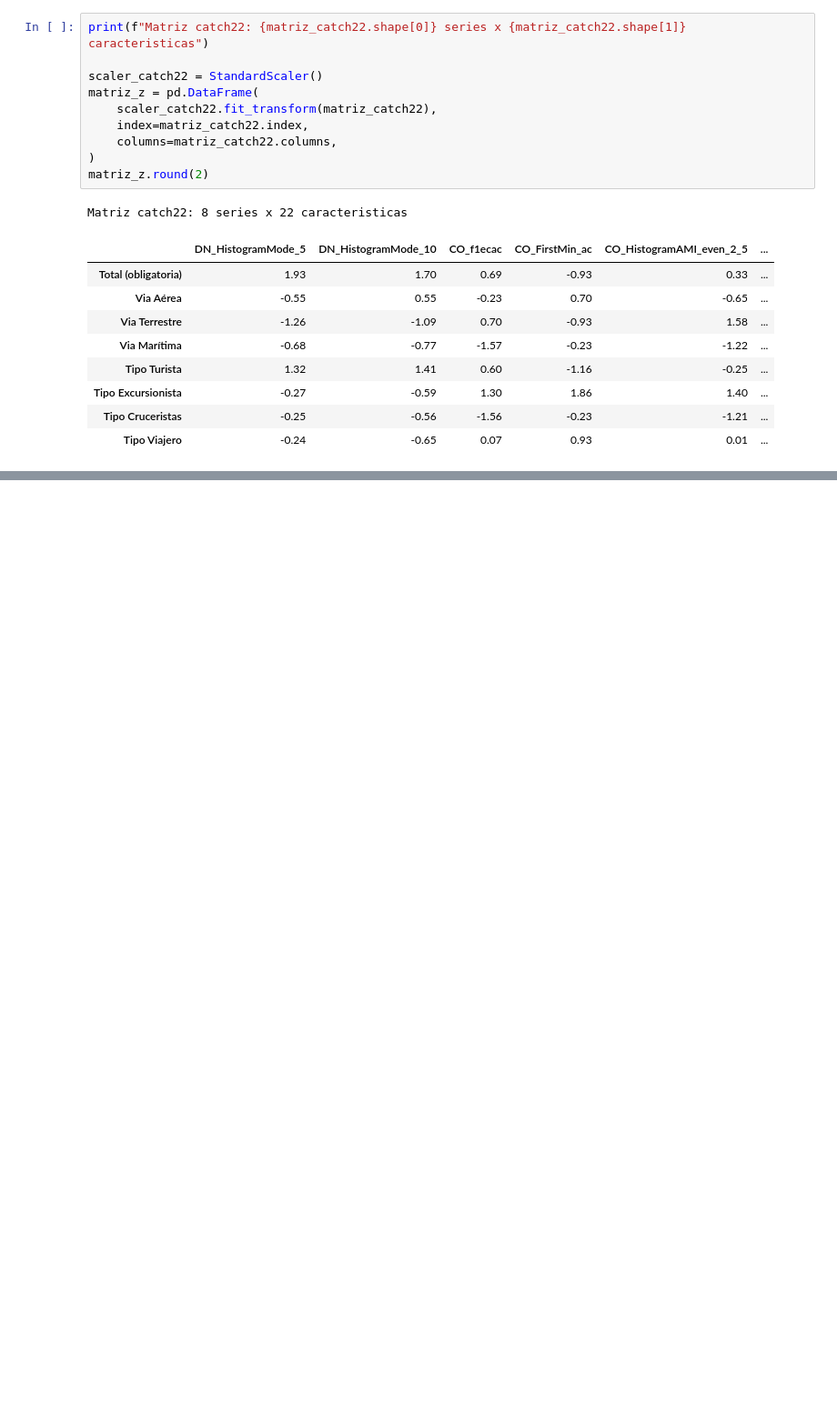
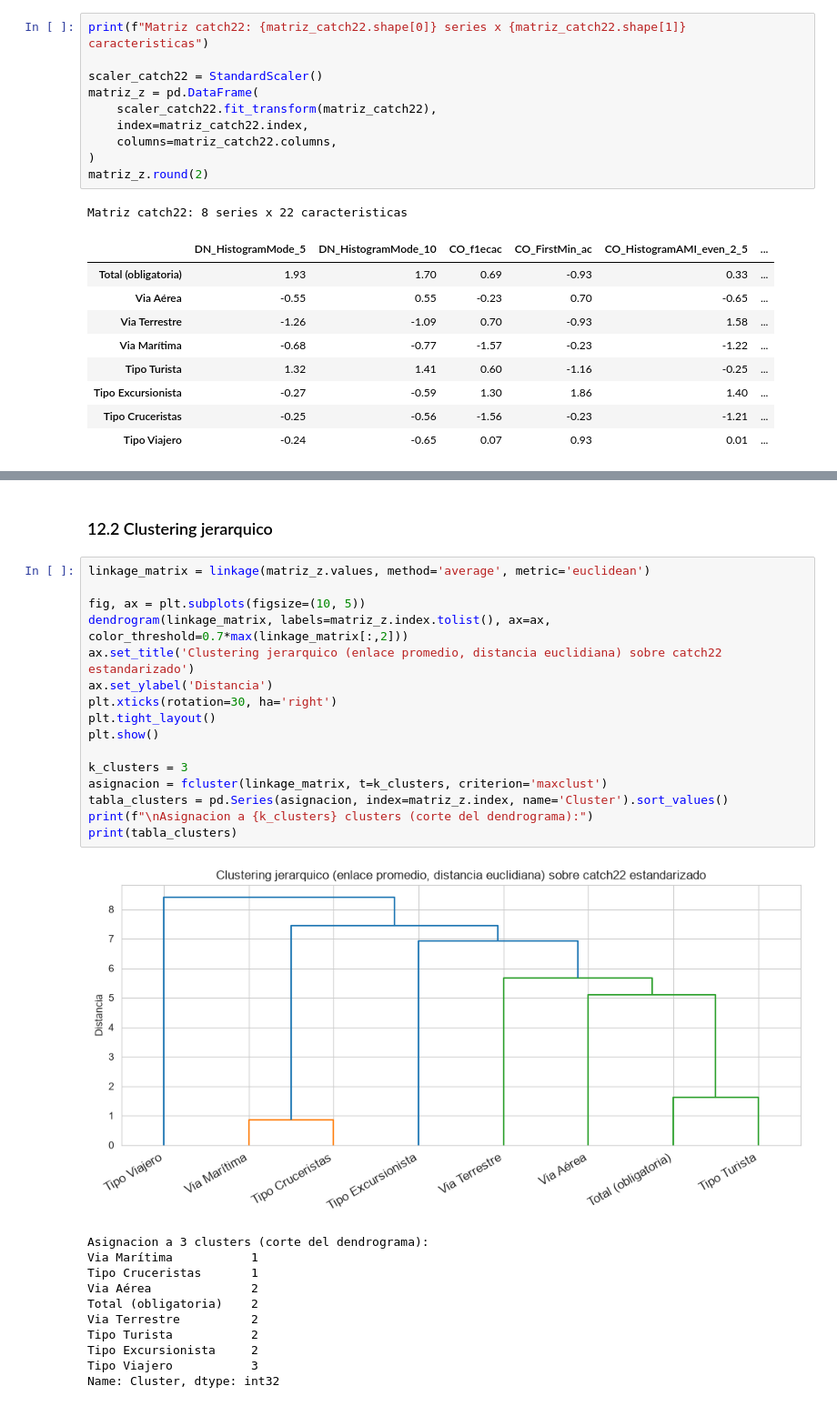
Before and after one commit to DavidDominguez-11/DS-Lab1, a Jupyter notebook: Lab2_Deep_Learning_CC3084.ipynb, the cells around one changed output, grey strips where cells are left out. Shown at 91% size. Saved outputs shown, nothing was run; the diff lists cells and outputs as text; blank space fills up the shorter version.

```diff
--- a/Lab2_Deep_Learning_CC3084.ipynb
+++ b/Lab2_Deep_Learning_CC3084.ipynb
@@ -683,0 +743,30 @@ Matriz catch22: 8 series x 22 caracteristicas
+# %% [markdown]
+### 12.2 Clustering jerarquico
+# %%
+linkage_matrix = linkage(matriz_z.values, method='average', metric='euclidean')
+
+fig, ax = plt.subplots(figsize=(10, 5))
+dendrogram(linkage_matrix, labels=matriz_z.index.tolist(), ax=ax, color_threshold=0.7*max(linkage_matrix[:,2]))
+ax.set_title('Clustering jerarquico (enlace promedio, distancia euclidiana) sobre catch22 estandarizado')
+ax.set_ylabel('Distancia')
+plt.xticks(rotation=30, ha='right')
+plt.tight_layout()
+plt.show()
+
+k_clusters = 3
+asignacion = fcluster(linkage_matrix, t=k_clusters, criterion='maxclust')
+tabla_clusters = pd.Series(asignacion, index=matriz_z.index, name='Cluster').sort_values()
+print(f"\nAsignacion a {k_clusters} clusters (corte del dendrograma):")
+print(tabla_clusters)
+# %% [output]
+[figure, added]
+Asignacion a 3 clusters (corte del dendrograma):
+Via Marítima           1
+Tipo Cruceristas       1
+Via Aérea              2
+Total (obligatoria)    2
+Via Terrestre          2
+Tipo Turista           2
+Tipo Excursionista     2
+Tipo Viajero           3
+Name: Cluster, dtype: int32
```
Also changed, not shown: parts of 11 cells of this notebook.
